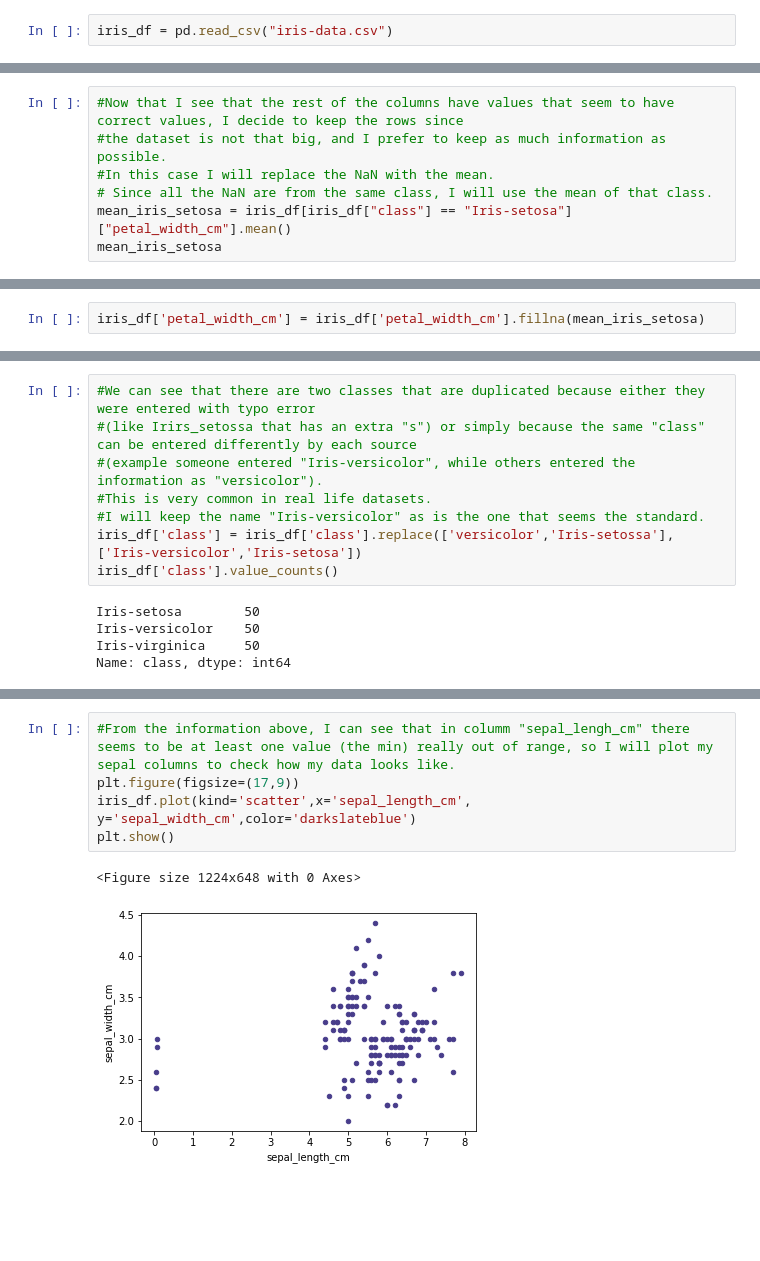
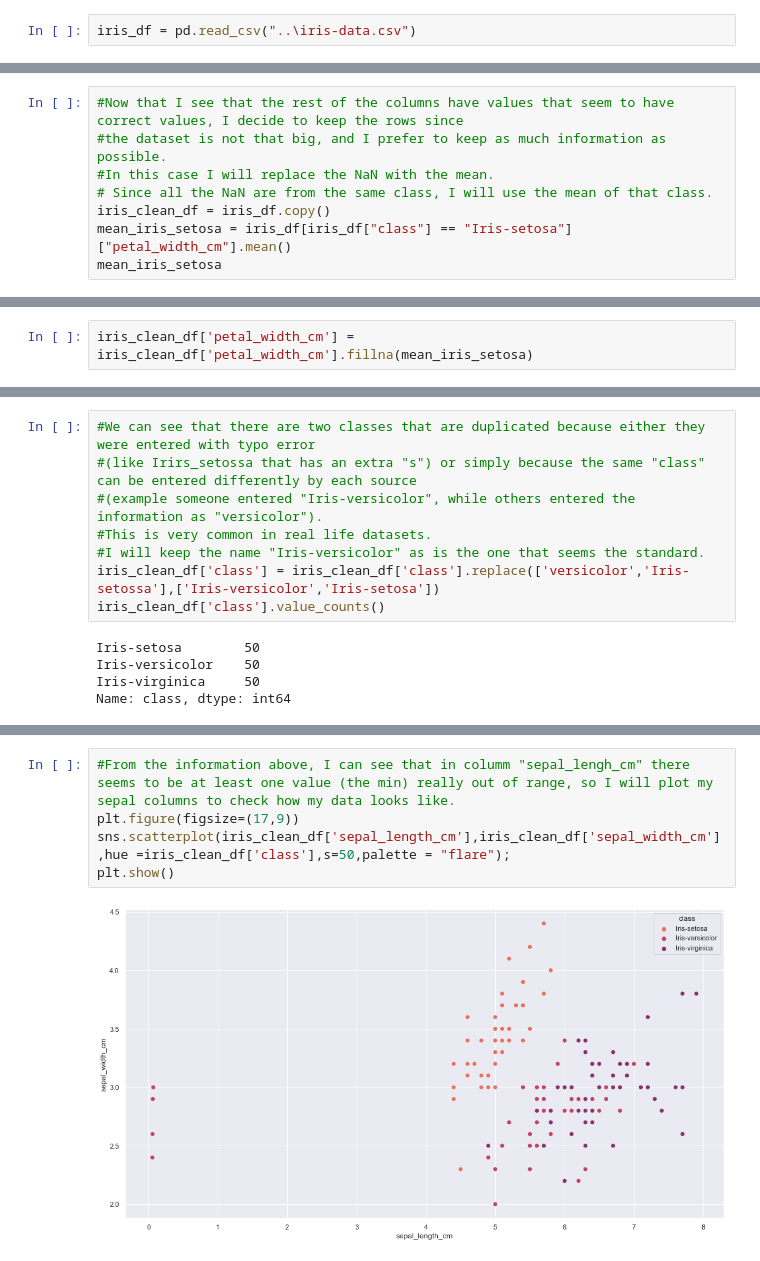
Before and after one commit to Irene9R/dataptmad1121_labs, a Jupyter notebook: module-3/data-cleaning-challenge/your-code/main.ipynb, the cells around one changed output, grey strips where cells are left out. Saved outputs shown, nothing was run; the diff lists cells and outputs as text; blank space fills up the shorter version.

```diff
--- a/module-3/data-cleaning-challenge/your-code/main.ipynb
+++ b/module-3/data-cleaning-challenge/your-code/main.ipynb
@@ -7,5 +8,5 @@ from sklearn import metrics
 # %%
-iris_df = pd.read_csv("iris-data.csv")
+iris_df = pd.read_csv("..\iris-data.csv")
 # %%
 iris_df.head()
 # %% [output]
@@ -42,11 +43,12 @@ null_values
 #the dataset is not that big, and I prefer to keep as much information as possible.
 #In this case I will replace the NaN with the mean.
 # Since all the NaN are from the same class, I will use the mean of that class.
+iris_clean_df = iris_df.copy()
 mean_iris_setosa = iris_df[iris_df["class"] == "Iris-setosa"]["petal_width_cm"].mean()
 mean_iris_setosa
 # %% [output]
 0.25
 # %%
-iris_df['petal_width_cm'] = iris_df['petal_width_cm'].fillna(mean_iris_setosa)
+iris_clean_df['petal_width_cm'] = iris_clean_df['petal_width_cm'].fillna(mean_iris_setosa)
 # %%
 #Now my dataset has no NaN values
@@ -74,8 +76,8 @@ Name: class, dtype: int64
 #(example someone entered "Iris-versicolor", while others entered the information as "versicolor").
 #This is very common in real life datasets.
 #I will keep the name "Iris-versicolor" as is the one that seems the standard.
-iris_df['class'] = iris_df['class'].replace(['versicolor','Iris-setossa'],['Iris-versicolor','Iris-setosa'])
-iris_df['class'].value_counts()
+iris_clean_df['class'] = iris_clean_df['class'].replace(['versicolor','Iris-setossa'],['Iris-versicolor','Iris-setosa'])
+iris_clean_df['class'].value_counts()
 # %% [output]
 Iris-setosa        50
 Iris-versicolor    50
@@ -99,11 +101,10 @@ iris_df.describe()
 # %%
 #From the information above, I can see that in columm "sepal_lengh_cm" there seems to be at least one value (the min) really out of range, so I will plot my sepal columns to check how my data looks like.
 plt.figure(figsize=(17,9))
-iris_df.plot(kind='scatter',x='sepal_length_cm', y='sepal_width_cm',color='darkslateblue')
+sns.scatterplot(iris_clean_df['sepal_length_cm'],iris_clean_df['sepal_width_cm'],hue =iris_clean_df['class'],s=50,palette = "flare");
 plt.show()
 # %% [output]
-<Figure size 1224x648 with 0 Axes>
-[figure, old version]
+[figure, new version]
 # %%
 #I can see that there are 4 values that are completely out of range in "sepal_lenght_cm".
 #To identify them, I will make a filter for all values that are less than 4 in the column.
```
Also changed, not shown: parts of 14 cells of this notebook, 1 other file.
